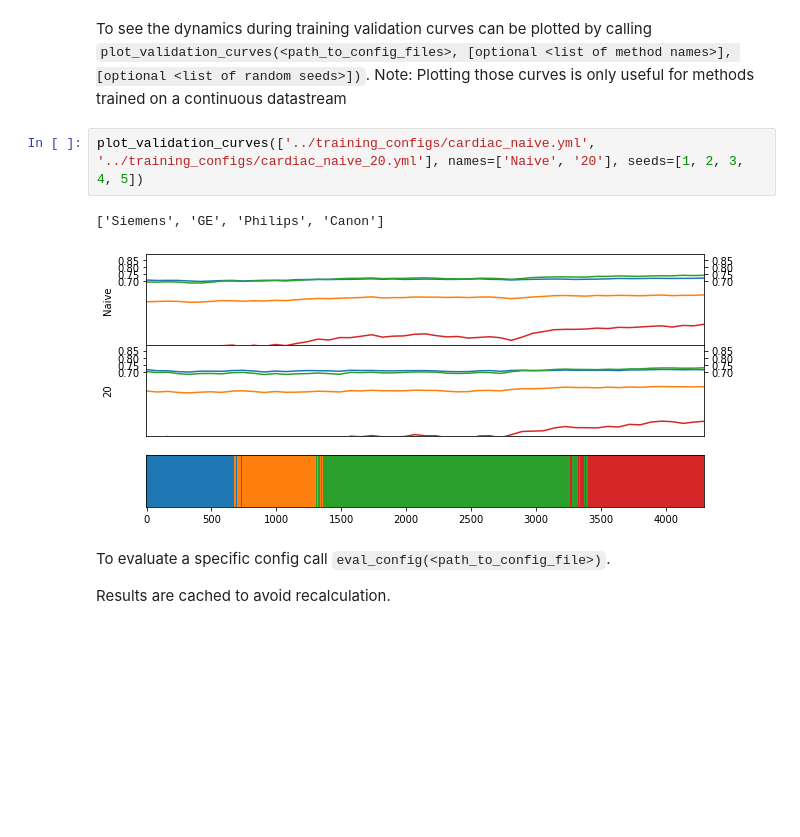
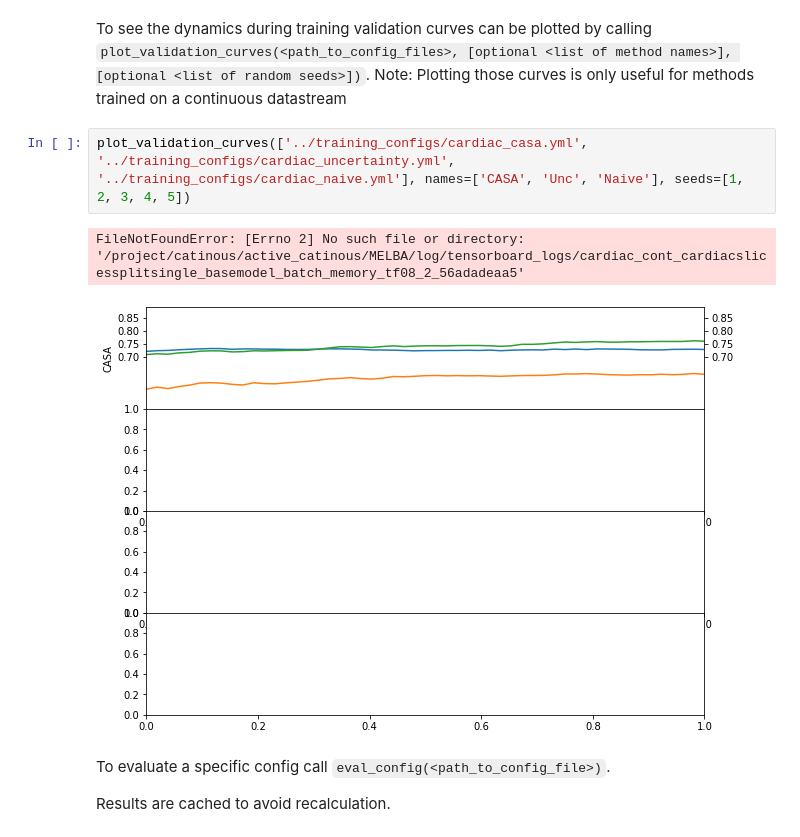
Before and after one commit to cirmuw/casa, a Jupyter notebook: evaluation/cardiac_evaluation.ipynb, the cells around one changed output. Cells and saved outputs as stored; diff of their text form; blank space fills up the shorter version.

```diff
--- a/evaluation/cardiac_evaluation.ipynb
+++ b/evaluation/cardiac_evaluation.ipynb
@@ -22,10 +23,10 @@ The animation.avconv_args rcparam was deprecated in Matplotlib 3.3 and will be r
 To see the dynamics during training validation curves can be plotted by calling `plot_validation_curves(<path_to_config_files>, [optional <list of method names>], [optional <list of random seeds>])`.
 Note: Plotting those curves is only useful for methods trained on a continuous datastream
 # %%
-plot_validation_curves(['../training_configs/cardiac_naive.yml', '../training_configs/cardiac_naive_20.yml'], names=['Naive', '20'], seeds=[1, 2, 3, 4, 5])
+plot_validation_curves(['../training_configs/cardiac_casa.yml', '../training_configs/cardiac_uncertainty.yml', '../training_configs/cardiac_naive.yml'], names=['CASA', 'Unc', 'Naive'], seeds=[1, 2, 3, 4, 5])
 # %% [output]
-['Siemens', 'GE', 'Philips', 'Canon']
+FileNotFoundError: [Errno 2] No such file or directory: '/project/catinous/active_catinous/MELBA/log/tensorboard_logs/cardiac_cont_cardiacslicessplitsingle_basemodel_batch_memory_tf08_2_56adadeaa5'
-[figure, old version]
+[figure, new version]
 # %% [markdown]
 To evaluate a specific config call `eval_config(<path_to_config_file>)`.
 
```
Also changed, not shown: parts of 7 cells of this notebook, 15 other files.
